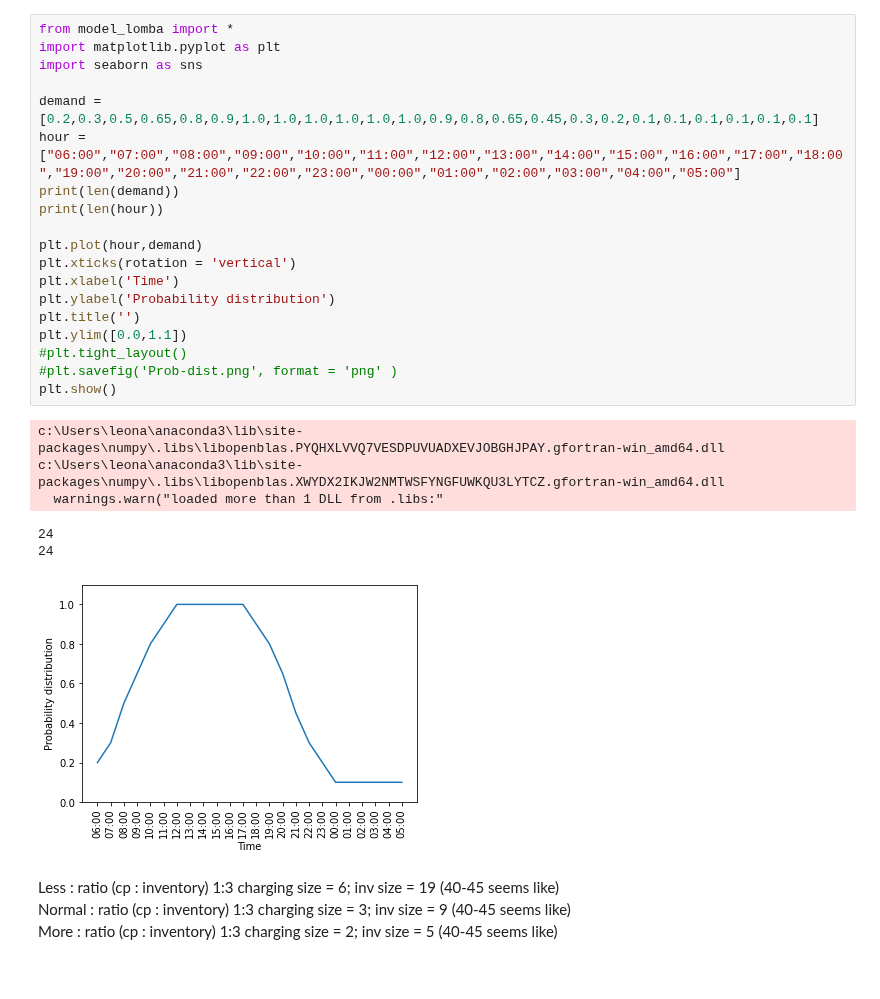
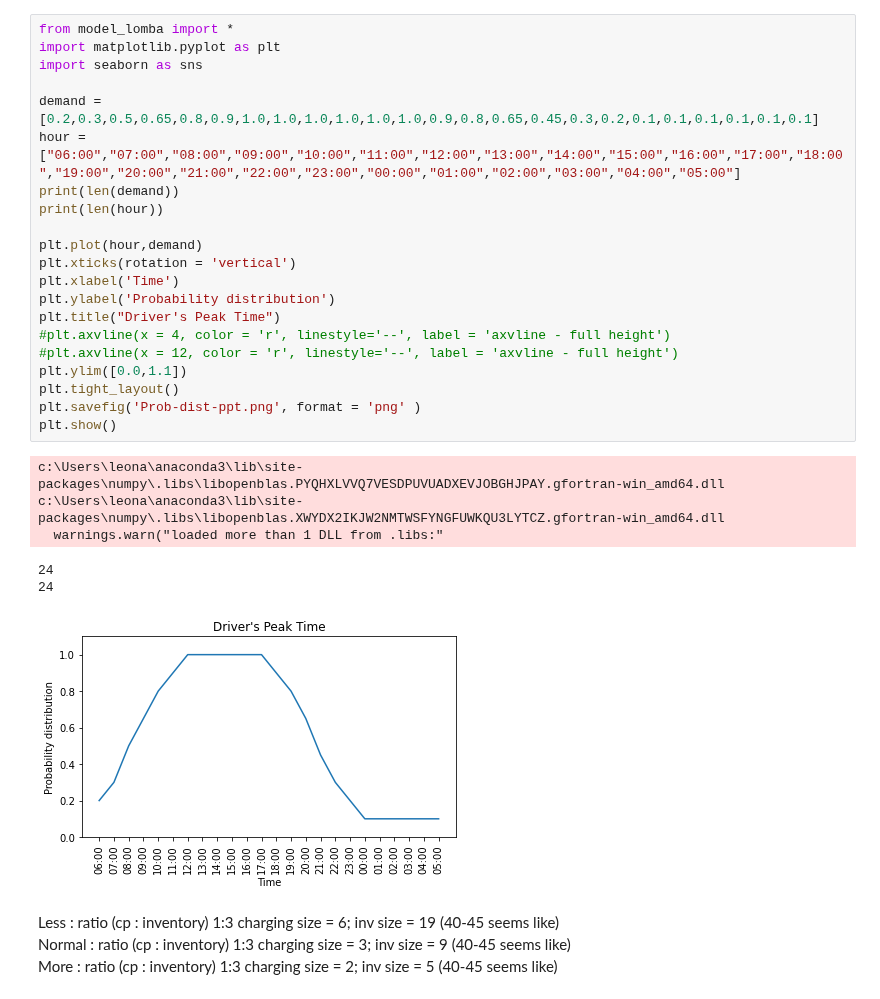
Before and after one commit to lakubis/LionIsACat, a Jupyter notebook: Felix_Learn/run_model for graph.ipynb, the cells around one changed output. Drawn from its saved outputs; the diff is of its cells as text.

```diff
--- a/Felix_Learn/run_model for graph.ipynb
+++ b/Felix_Learn/run_model for graph.ipynb
@@ -1,29 +1,31 @@
 # %%
 from model_lomba import *
 import matplotlib.pyplot as plt
 import seaborn as sns
 
 demand = [0.2,0.3,0.5,0.65,0.8,0.9,1.0,1.0,1.0,1.0,1.0,1.0,0.9,0.8,0.65,0.45,0.3,0.2,0.1,0.1,0.1,0.1,0.1,0.1]
 hour = ["06:00","07:00","08:00","09:00","10:00","11:00","12:00","13:00","14:00","15:00","16:00","17:00","18:00","19:00","20:00","21:00","22:00","23:00","00:00","01:00","02:00","03:00","04:00","05:00"]
 print(len(demand))
 print(len(hour))
 
 plt.plot(hour,demand)
 plt.xticks(rotation = 'vertical')
 plt.xlabel('Time')
 plt.ylabel('Probability distribution')
-plt.title('')
+plt.title("Driver's Peak Time")
+#plt.axvline(x = 4, color = 'r', linestyle='--', label = 'axvline - full height')
+#plt.axvline(x = 12, color = 'r', linestyle='--', label = 'axvline - full height')
 plt.ylim([0.0,1.1])
-#plt.tight_layout()
-#plt.savefig('Prob-dist.png', format = 'png' )
+plt.tight_layout()
+plt.savefig('Prob-dist-ppt.png', format = 'png' )
 plt.show()
 # %% [output]
 c:\Users\leona\anaconda3\lib\site-packages\numpy\.libs\libopenblas.PYQHXLVVQ7VESDPUVUADXEVJOBGHJPAY.gfortran-win_amd64.dll
 c:\Users\leona\anaconda3\lib\site-packages\numpy\.libs\libopenblas.XWYDX2IKJW2NMTWSFYNGFUWKQU3LYTCZ.gfortran-win_amd64.dll
   warnings.warn("loaded more than 1 DLL from .libs:"
 24
 24
-[figure, old version]
+[figure, new version]
 # %% [markdown]
 Less : ratio (cp : inventory) 1:3 charging size = 6; inv size = 19 (40-45 seems like)
 Normal : ratio (cp : inventory) 1:3 charging size = 3; inv size = 9 (40-45 seems like)
```
Also changed, not shown: parts of 66 cells of this notebook, 2 other files.
